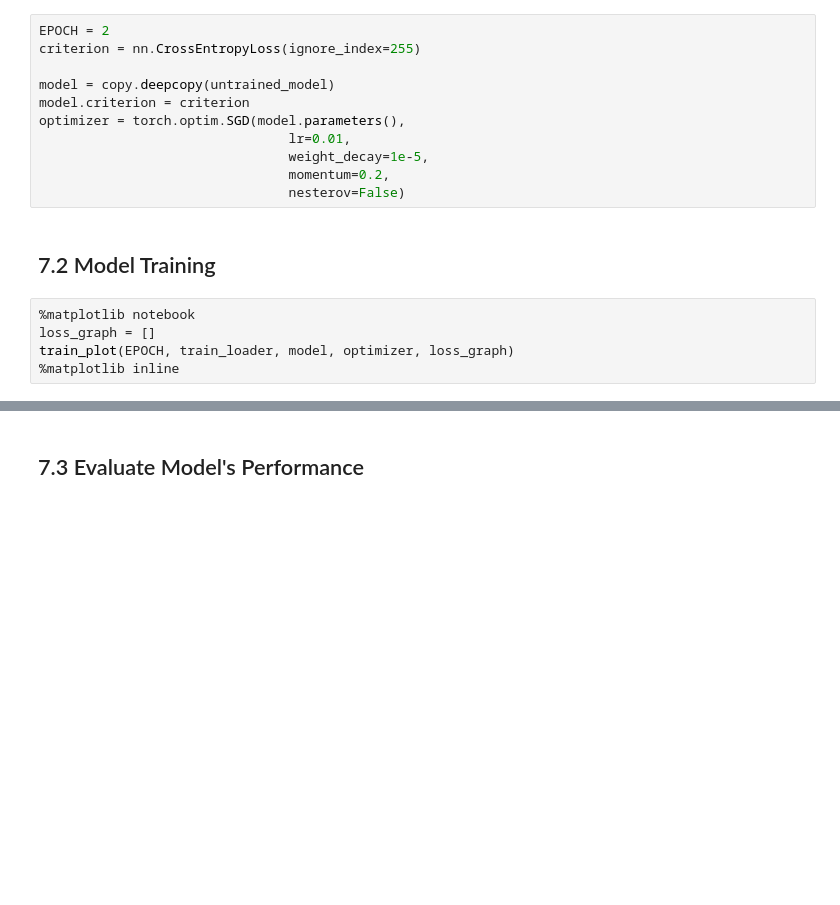
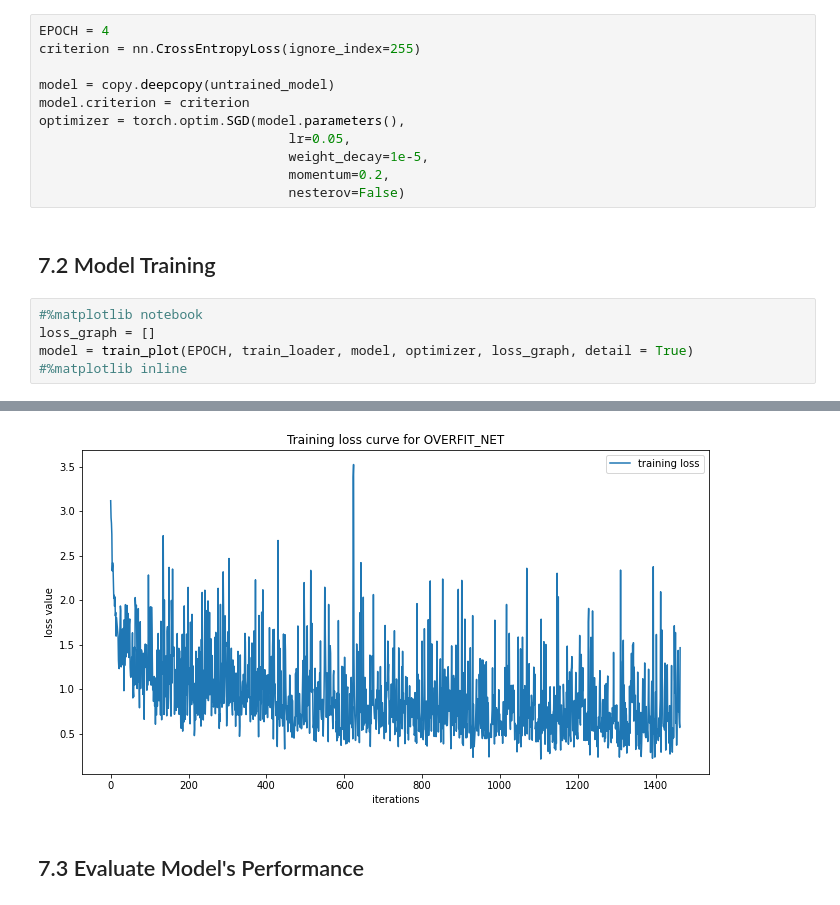
Before and after one commit to b349zhan/SemanticSegmentation, a Jupyter notebook: notebook/main.ipynb, the cells around one changed output, grey strips where cells are left out. Drawn from its saved outputs; the diff is of its cells as text; blank space fills up the shorter version.

```diff
--- a/notebook/main.ipynb
+++ b/notebook/main.ipynb
@@ -217,20 +241,21 @@ plotPrediction(overfit_model, valTransform, img2, target2)
 # %% [markdown]
 ## 7.1 Configure Model
 # %%
-EPOCH = 2
+EPOCH = 4
 criterion = nn.CrossEntropyLoss(ignore_index=255)
 
 model = copy.deepcopy(untrained_model)
 model.criterion = criterion
 optimizer = torch.optim.SGD(model.parameters(),
-                                lr=0.01,
+                                lr=0.05,
                                 weight_decay=1e-5,
                                 momentum=0.2,
                                 nesterov=False)
 # %% [markdown]
 ## 7.2 Model Training
 # %%
-%matplotlib notebook
+#%matplotlib notebook
 loss_graph = []
-train_plot(EPOCH, train_loader, model, optimizer, loss_graph)
-%matplotlib inline
+model = train_plot(EPOCH, train_loader, model, optimizer, loss_graph, detail = True)
+#%matplotlib inline
+# %% [output]
@@ -237,3 +267,4 @@ train_plot(EPOCH, train_loader, model, optimizer, loss_graph)
+[figure, added]
 # %% [markdown]
 ## 7.3 Evaluate Model's Performance
 # %%
```
Also changed, not shown: parts of 18 cells of this notebook, 1 other file.
